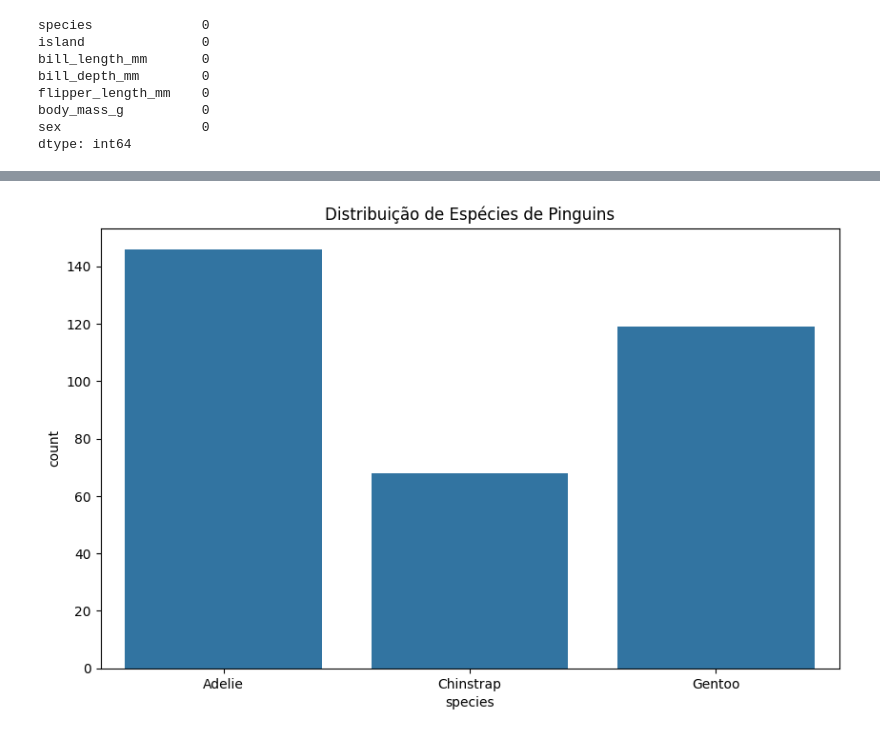
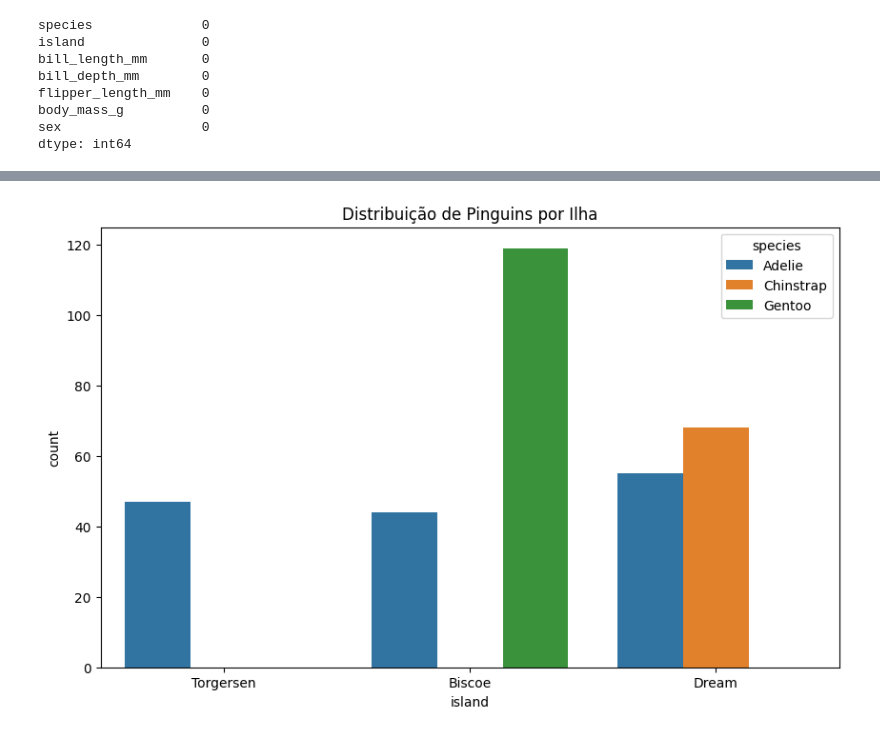
Before and after one commit to kauan345developer/machine-learning, a Jupyter notebook: penguins_dataset_analysis.ipynb, the cells around one changed output, grey strips where cells are left out. Saved outputs shown, nothing was run; the diff lists cells and outputs as text; code cells hidden in the pictures.

```diff
--- a/penguins_dataset_analysis.ipynb
+++ b/penguins_dataset_analysis.ipynb
@@ -65,8 +101,8 @@ penguins_df.describe()
 # %%
-# Distribuição de Espécies
+# Contagem de pinguins por ilha
 plt.figure(figsize=(10, 6))
-sns.countplot(x='species', data=penguins_df)
-plt.title('Distribuição de Espécies de Pinguins')
+sns.countplot(x='island', data=penguins_df, hue='species')
+plt.title('Distribuição de Pinguins por Ilha')
 plt.show()
 # %% [output]
-[figure, old version]
+[figure, new version]
```
Also changed, not shown: parts of 14 cells of this notebook.
